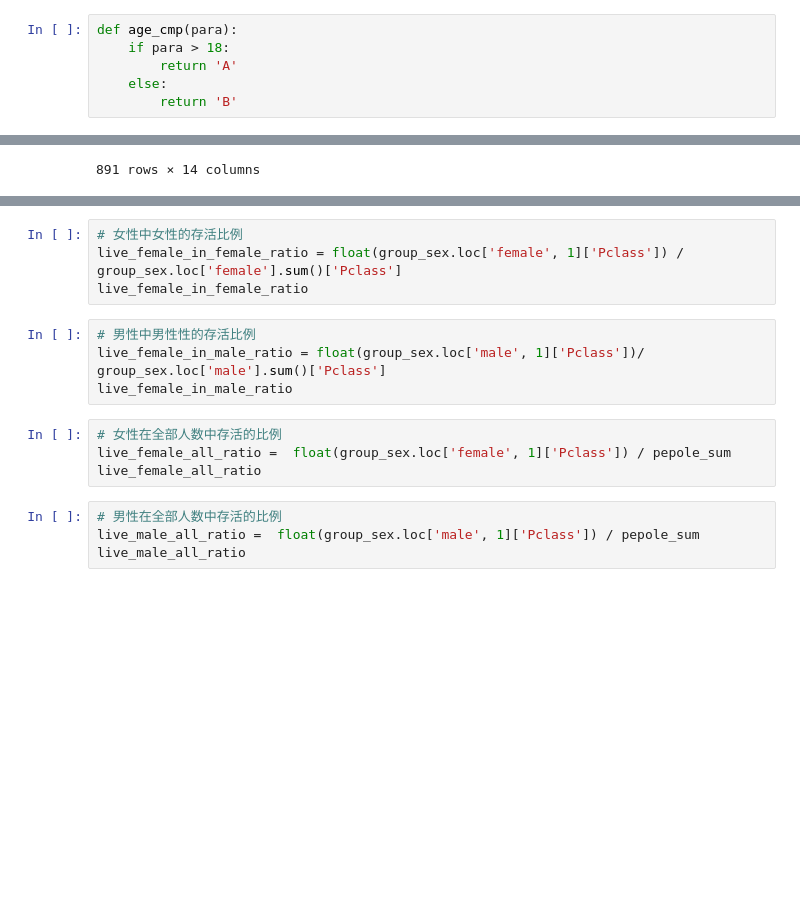
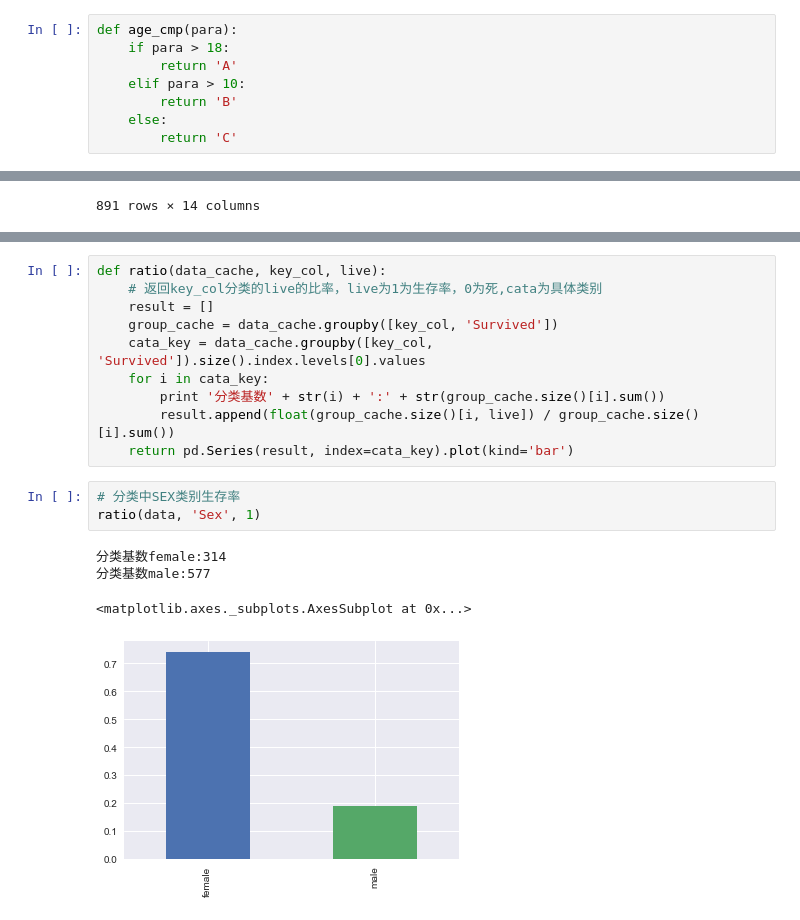
Before and after one commit to zhangbin0git/titanic, a Jupyter notebook: titanic_repo.ipynb, the cells around one changed output, grey strips where cells are left out. Drawn from its saved outputs; the diff is of its cells as text; blank space fills up the shorter version.

```diff
--- a/titanic_repo.ipynb
+++ b/titanic_repo.ipynb
@@ -73,8 +73,10 @@ def fare_cmp(para):
 def age_cmp(para):
     if para > 18:
         return 'A'
+    elif para > 10:
+        return 'B'
     else:
-        return 'B'
+        return 'C'
 # %%
 data['Fare_1'] = data['Fare'].map(fare_cmp)
 # %%
@@ -113,16 +105,18 @@ group_sex.loc['female'].sum()['Pclass']
-# %%
-# 女性中女性的存活比例
-live_female_in_female_ratio = float(group_sex.loc['female', 1]['Pclass']) / group_sex.loc['female'].sum()['Pclass']
-live_female_in_female_ratio
-# %%
-# 男性中男性性的存活比例
-live_female_in_male_ratio = float(group_sex.loc['male', 1]['Pclass'])/ group_sex.loc['male'].sum()['Pclass']
-live_female_in_male_ratio
-# %%
-# 女性在全部人数中存活的比例
-live_female_all_ratio =  float(group_sex.loc['female', 1]['Pclass']) / pepole_sum
-live_female_all_ratio
-# %%
-# 男性在全部人数中存活的比例
-live_male_all_ratio =  float(group_sex.loc['male', 1]['Pclass']) / pepole_sum
-live_male_all_ratio
+# %%
+def ratio(data_cache, key_col, live):
+    # 返回key_col分类的live的比率，live为1为生存率，0为死,cata为具体类别
+    result = []
+    group_cache = data_cache.groupby([key_col, 'Survived'])
+    cata_key = data_cache.groupby([key_col, 'Survived']).size().index.levels[0].values
+    for i in cata_key:
+        print '分类基数' + str(i) + ':' + str(group_cache.size()[i].sum())
+        result.append(float(group_cache.size()[i, live]) / group_cache.size()[i].sum())
+    return pd.Series(result, index=cata_key).plot(kind='bar')
+# %%
+# 分类中SEX类别生存率
+ratio(data, 'Sex', 1)
+# %% [output]
+分类基数female:314
+分类基数male:577
+<matplotlib.axes._subplots.AxesSubplot at 0x...>
+[figure, added]
```
Also changed, not shown: parts of 12 cells of this notebook.
